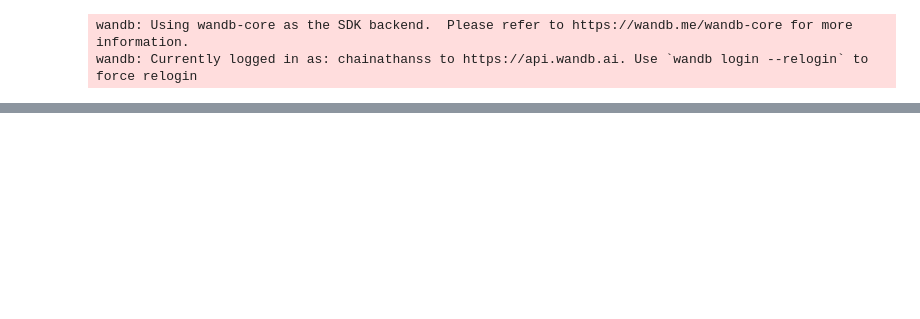
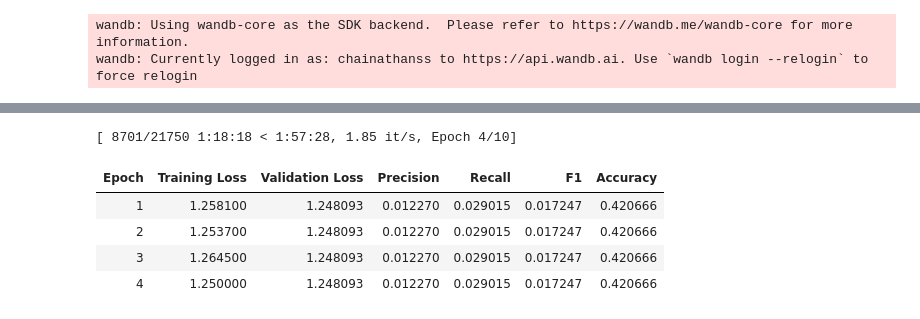
Before and after one commit to Chainathan/Privacy-Preserving-Image-Filtering-DL, a Jupyter notebook: pii_token_classification/mobileBERT_train.ipynb, the cells around one changed output, grey strips where cells are left out. Cells and saved outputs as stored; diff of their text form; code cells hidden in the pictures; blank space fills up the shorter version.

Commit message:
tflite models and mobileBERT, GPT

```diff
--- a/pii_token_classification/mobileBERT_train.ipynb
+++ b/pii_token_classification/mobileBERT_train.ipynb
@@ -35,5 +59,0 @@ tokenizer = AutoTokenizer.from_pretrained("distilbert/distilbert-base-uncased")
-# %%
-example = wnut["train"][0]
-tokenized_input = tokenizer(example["tokens"], is_split_into_words=True)
-tokens = tokenizer.convert_ids_to_tokens(tokenized_input["input_ids"])
-print(tokens)
@@ -72,0 +99,15 @@ seqeval = evaluate.load("seqeval")
+# %%
+# Set device
+device = torch.device("cuda" if torch.cuda.is_available() else "cpu")
+print(f"Using device: {device}")
+
+# Load MobileBERT tokenizer and model
+model_name = "google/mobilebert-uncased"
+tokenizer = AutoTokenizer.from_pretrained(model_name)
+# model = AutoModelForTokenClassification.from_pretrained(
+#     model_name,
+#     num_labels=len(label_list),
+#     id2label=id2label,
+#     label2id=label2id
+# )
+# model.to(device);
@@ -193,0 +431,54 @@ TrainOutput(global_step=426, training_loss=0.0810786054727617, metrics={'train_r
+# %%
+# Data collator
+data_collator = DataCollatorForTokenClassification(tokenizer=tokenizer, padding="longest")
+
+run_name = "mobilebert-pii-binary3"
+
+# Define training arguments
+training_args = TrainingArguments(
+    output_dir=f"./results/{run_name}",
+    evaluation_strategy="epoch",
+    save_strategy="epoch",
+    learning_rate=2e-3,
+    per_device_train_batch_size=16,
+    per_device_eval_batch_size=16,
+    num_train_epochs=10,
+    weight_decay=0.01,
+    load_best_model_at_end=True,
+    metric_for_best_model="f1",
+    report_to=["wandb"],
+    push_to_hub=False,
+    run_name=run_name,
+    # gradient_checkpointing=True,
+    fp16=True,  # Enable mixed precision training if supported
+)
+
+# Initialize Trainer
+trainer = Trainer(
+    model=binary_model,
+    args=training_args,
+    train_dataset=binary_tokenized_datasets["train"],
+    eval_dataset=binary_tokenized_datasets["validation"],
+    tokenizer=tokenizer,
+    data_collator=data_collator,
+    compute_metrics=compute_metrics,
+    callbacks=[EarlyStoppingCallback(early_stopping_patience=3)]
+)
+
+# Train the model
+print("Training model...")
+trainer.train()
+
+# Evaluate the model
+print("Evaluating model...")
+evaluation_results = trainer.evaluate()
+print(f"Evaluation results: {evaluation_results}")
+
+# Save model
+model_save_path = f"./results/{run_name}/final_model"
+if not os.path.exists(model_save_path):
+    os.makedirs(model_save_path)
+trainer.save_model(model_save_path)
+tokenizer.save_pretrained(model_save_path)
+print(f"Model saved to {model_save_path}")
+# %% [output]
@@ -193,0 +486,6 @@ TrainOutput(global_step=426, training_loss=0.0810786054727617, metrics={'train_r
+[ 8701/21750 1:18:18 < 1:57:28, 1.85 it/s, Epoch 4/10]
+| Epoch | Training Loss | Validation Loss | Precision | Recall | F1 | Accuracy |
+| 1 | 1.258100 | 1.248093 | 0.012270 | 0.029015 | 0.017247 | 0.420666 |
+| 2 | 1.253700 | 1.248093 | 0.012270 | 0.029015 | 0.017247 | 0.420666 |
+| 3 | 1.264500 | 1.248093 | 0.012270 | 0.029015 | 0.017247 | 0.420666 |
+| 4 | 1.250000 | 1.248093 | 0.012270 | 0.029015 | 0.017247 | 0.420666 |
```
Also changed, not shown: parts of 29 cells of this notebook, 13 other files.
